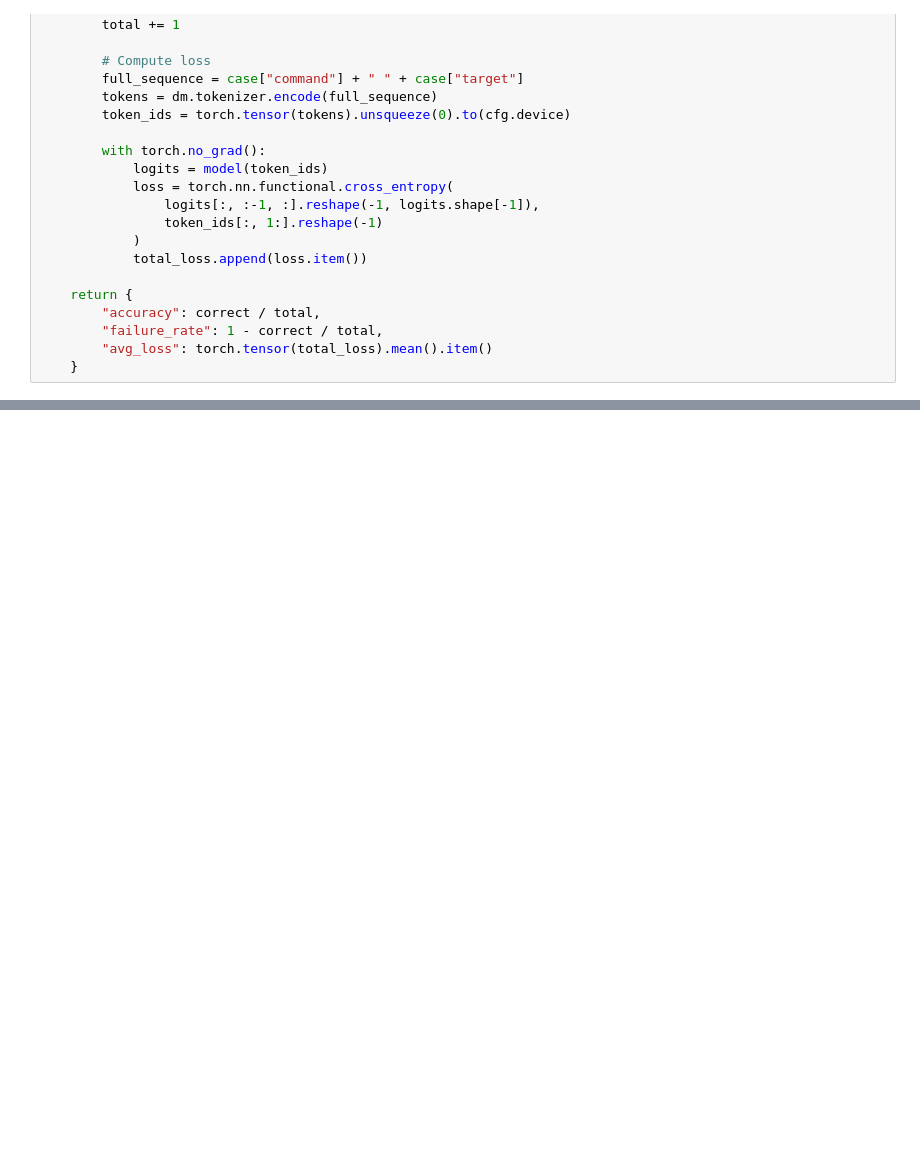
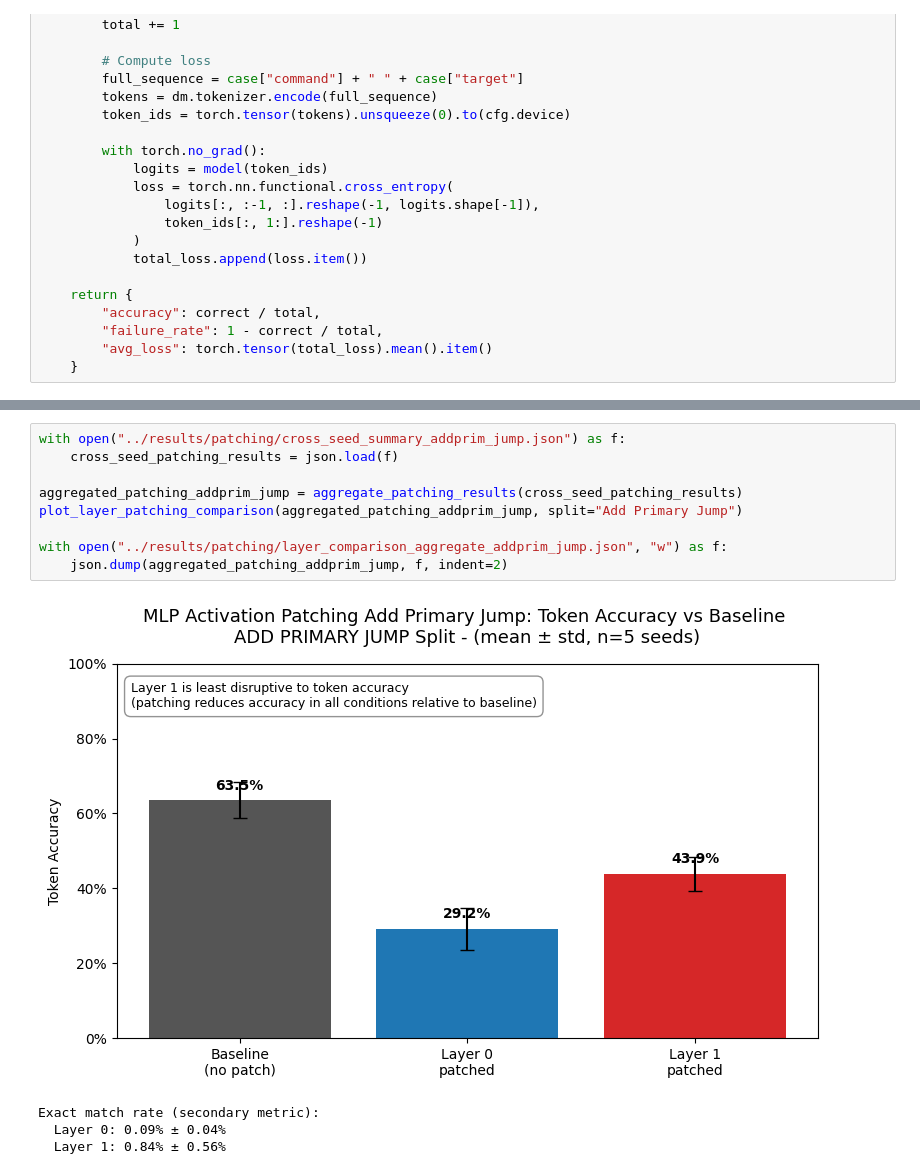
Before and after one commit to suehuynh/gpt2-mech-interp, a Jupyter notebook: notebooks/03_activation_patching.ipynb, the cells around one changed output, grey strips where cells are left out. Drawn from its saved outputs; the diff is of its cells as text; blank space fills up the shorter version.

```diff
--- a/notebooks/03_activation_patching.ipynb
+++ b/notebooks/03_activation_patching.ipynb
@@ -1085 +1338,15 @@ for split_name, failures in [
+# %%
+with open("../results/patching/cross_seed_summary_addprim_jump.json") as f:
+    cross_seed_patching_results = json.load(f)
+
+aggregated_patching_addprim_jump = aggregate_patching_results(cross_seed_patching_results)
+plot_layer_patching_comparison(aggregated_patching_addprim_jump, split="Add Primary Jump")
+
+with open("../results/patching/layer_comparison_aggregate_addprim_jump.json", "w") as f:
+    json.dump(aggregated_patching_addprim_jump, f, indent=2)
+# %% [output]
+[figure, added]
+Exact match rate (secondary metric):
+  Layer 0: 0.09% ± 0.04%
+  Layer 1: 0.84% ± 0.56%
 # %% [markdown]
```
Also changed, not shown: parts of 30 cells of this notebook, 1 other file.
